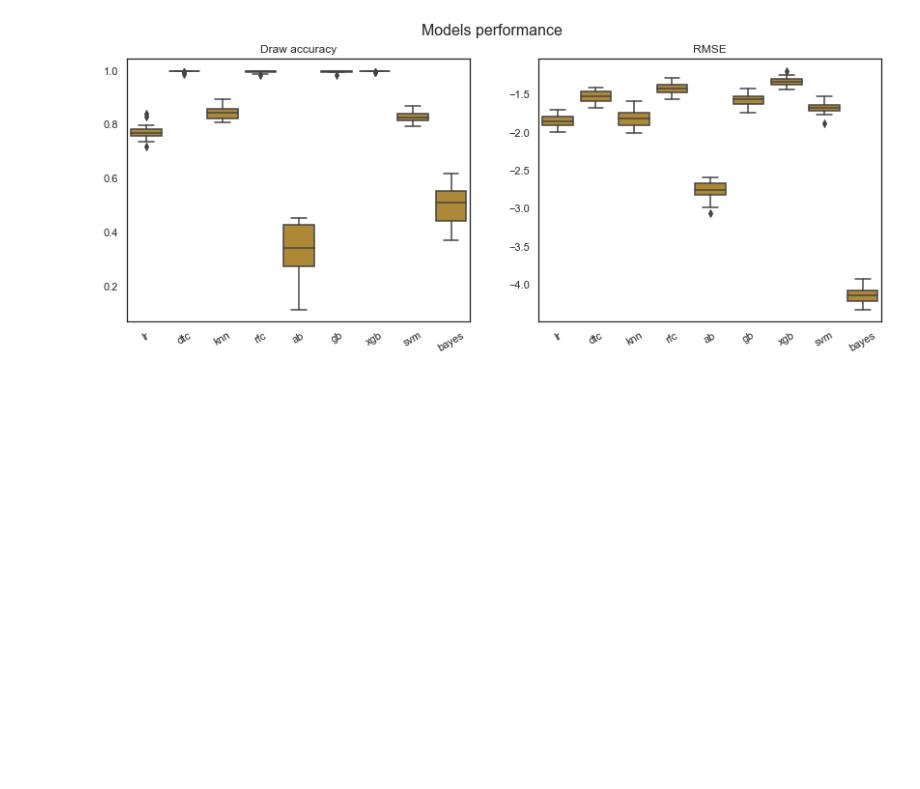
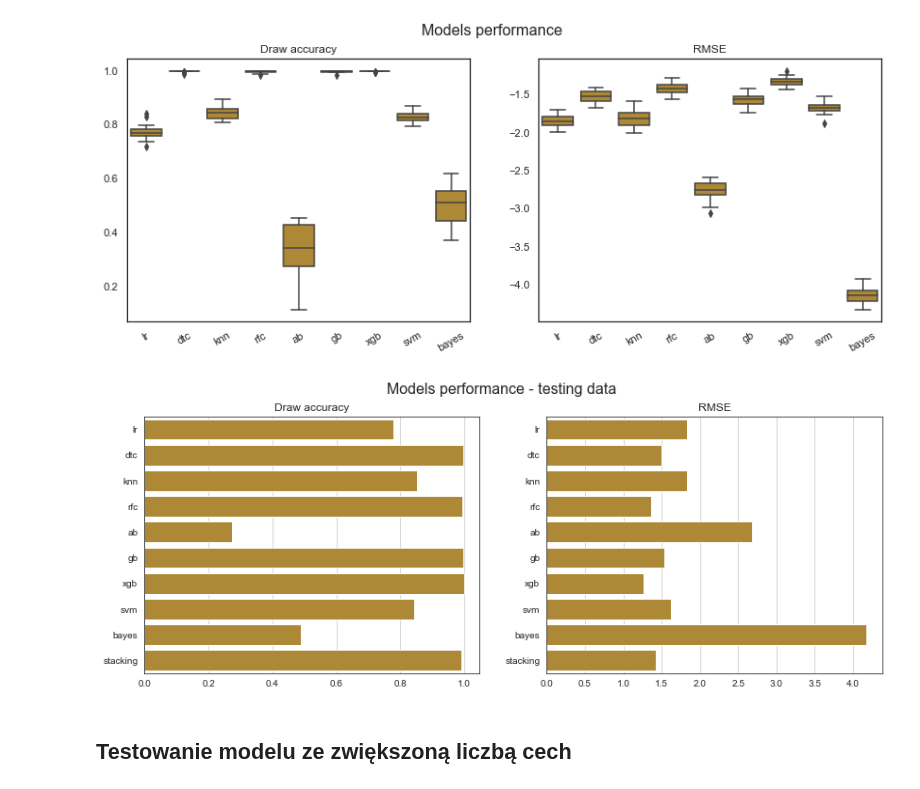
Before and after one commit to wi1lku/Introduction-to-machine-learning-, a Jupyter notebook: project1/Model_selection.ipynb, the cells around one changed output. Drawn from its saved outputs; the diff is of its cells as text; code cells hidden in the pictures; blank space fills up the shorter version.

```diff
--- a/project1/MS2_Project1.ipynb
+++ b/project1/Model_selection.ipynb
@@ -782,3 +852,17 @@ axes[1].set_title('RMSE')
 plt.show()
 # %% [output]
 [figure]
+# %%
+fig, axes = plt.subplots(1, 2, figsize = (14,5))
+axes[0].grid()
+axes[1].grid()
+sns.barplot(x = draw_results_test, y = model_names, ax = axes[0], color = "#c18f22")
+sns.barplot(x = -1 * np.array(win_results_test), y = model_names, ax = axes[1], color = "#c18f22")
+fig.suptitle('Models performance - testing data', fontsize=16)
+axes[0].set_title('Draw accuracy')
+axes[1].set_title('RMSE')
+plt.show()
+# %% [output]
+[figure, added]
+# %% [markdown]
+## Testowanie modelu ze zwiększoną liczbą cech
```
Also changed, not shown: parts of 19 cells of this notebook, 7 other files.
